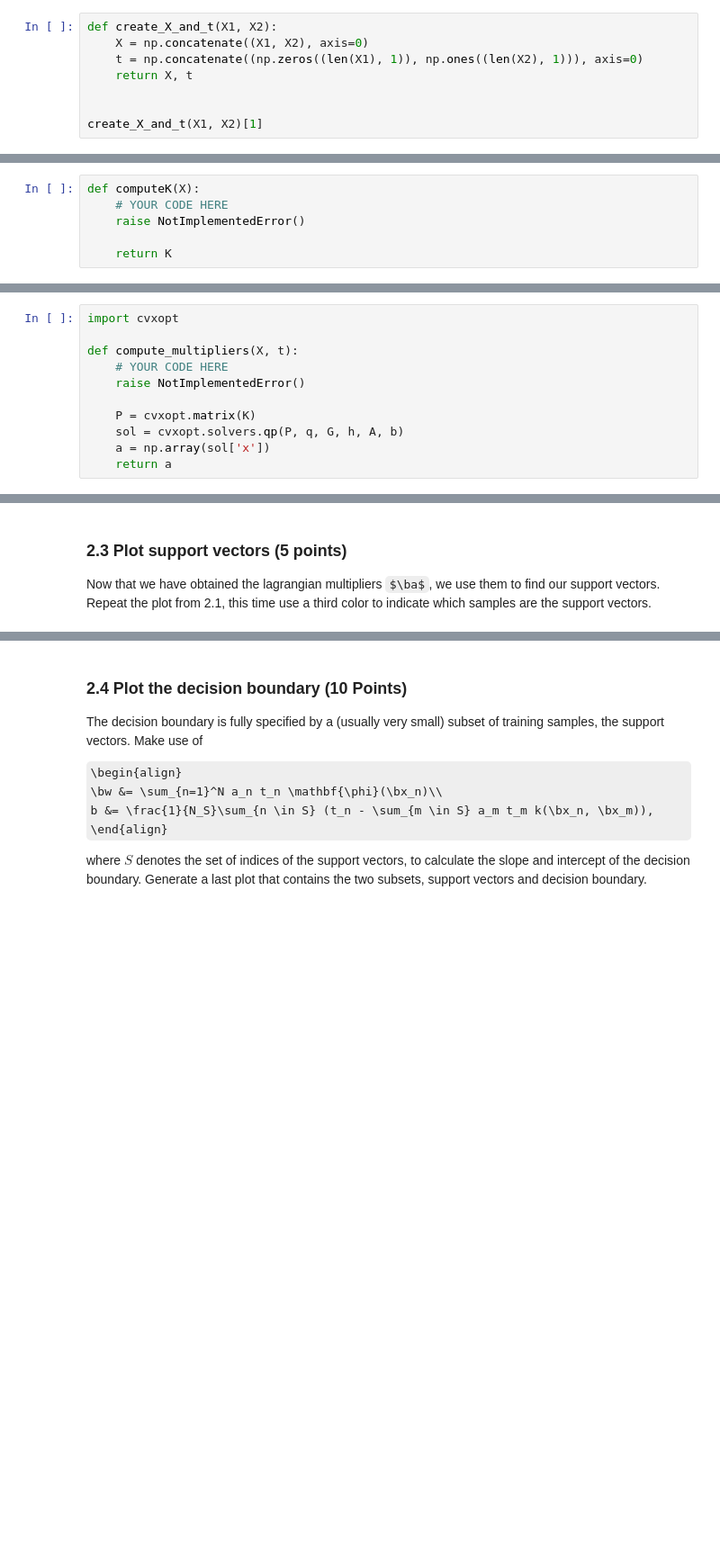
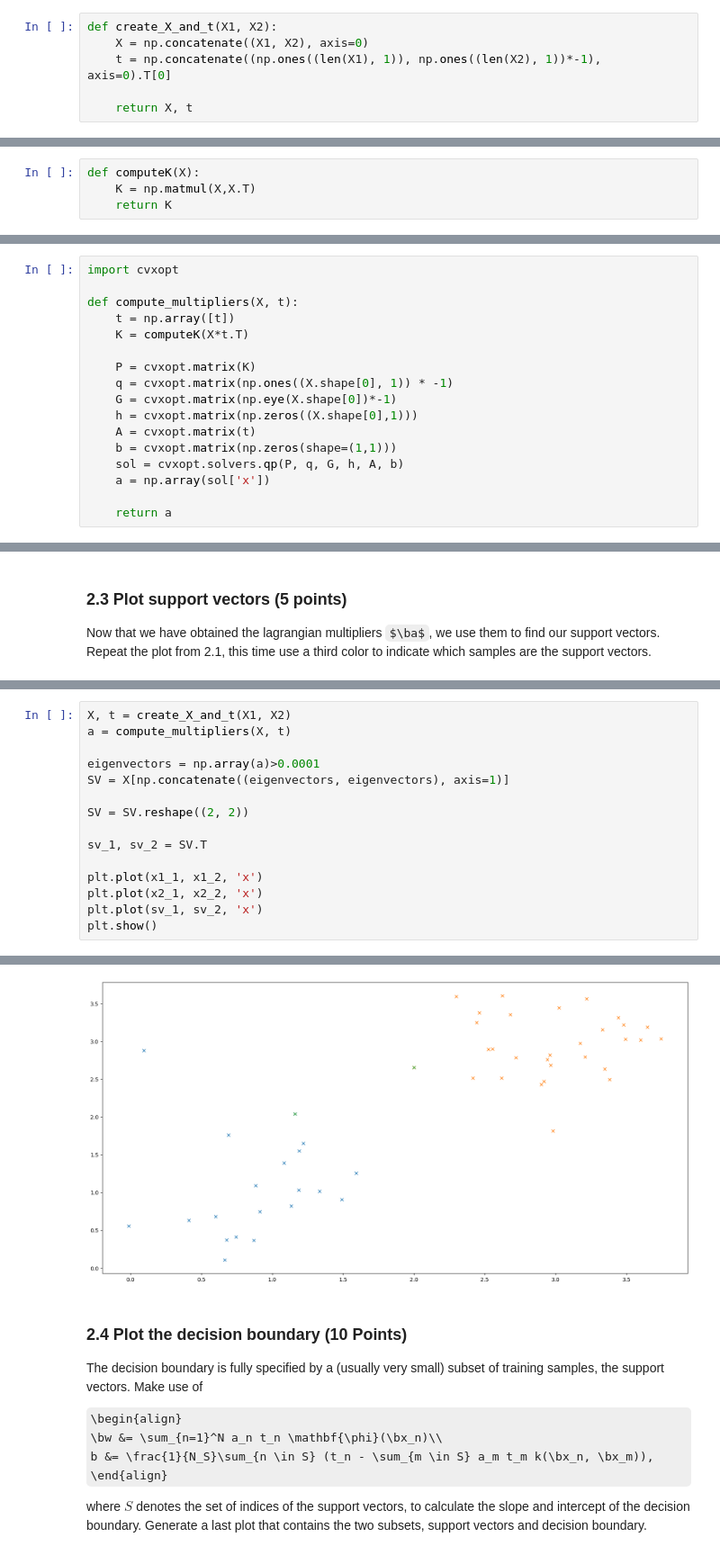
Before and after one commit to Dawlau/UVA_ML, a Jupyter notebook: 11061286_14532921_lab2.ipynb, the cells around one changed output, grey strips where cells are left out. Shown at 90% size. Drawn from its saved outputs; the diff is of its cells as text; some formulas as TeX source; blank space fills up the shorter version.

Commit message:
added svm plots

```diff
--- a/11061286_14532921_lab2.ipynb
+++ b/11061286_14532921_lab2.ipynb
@@ -468,11 +468,9 @@ b) (10 points) In the next step we will combine the two datasets X_1, X_2 and ge
 # %%
 def create_X_and_t(X1, X2):
     X = np.concatenate((X1, X2), axis=0)
-    t = np.concatenate((np.zeros((len(X1), 1)), np.ones((len(X2), 1))), axis=0)
+    t = np.concatenate((np.ones((len(X1), 1)), np.ones((len(X2), 1))*-1), axis=0).T[0]
+
     return X, t
-
-
-create_X_and_t(X1, X2)[1]
 # %%
 ### Test your function
 dim = 2
@@ -518,9 +516,7 @@ This takes the form of a quadratic programming problem in which we optimize a qu
 a) (5 points) In this example we will use a linear kernel $k(\bx, \bx') = \bx^T\bx'$. Write a function `computeK(X)` that computes the kernel matrix $K$ for the 2D dataset $X$.
 # %%
 def computeK(X):
-    # YOUR CODE HERE
-    raise NotImplementedError()
-
+    K = np.matmul(X,X.T)
     return K
 # %%
 dim = 2
@@ -583,12 +579,18 @@ b) (10 points) Write a function `compute_multipliers(X, t)` that solves the quad
 import cvxopt
 
 def compute_multipliers(X, t):
-    # YOUR CODE HERE
-    raise NotImplementedError()
+    t = np.array([t])
+    K = computeK(X*t.T)
 
     P = cvxopt.matrix(K)
+    q = cvxopt.matrix(np.ones((X.shape[0], 1)) * -1)
+    G = cvxopt.matrix(np.eye(X.shape[0])*-1)
+    h = cvxopt.matrix(np.zeros((X.shape[0],1)))
+    A = cvxopt.matrix(t)
+    b = cvxopt.matrix(np.zeros(shape=(1,1)))
     sol = cvxopt.solvers.qp(P, q, G, h, A, b)
     a = np.array(sol['x'])
+
     return a
 # %%
 ### Test your function
@@ -608,0 +617,16 @@ raise NotImplementedError()
+# %%
+X, t = create_X_and_t(X1, X2)
+a = compute_multipliers(X, t)
+
+eigenvectors = np.array(a)>0.0001
+SV = X[np.concatenate((eigenvectors, eigenvectors), axis=1)]
+
+SV = SV.reshape((2, 2))
+
+sv_1, sv_2 = SV.T
+
+plt.plot(x1_1, x1_2, 'x')
+plt.plot(x2_1, x2_2, 'x')
+plt.plot(sv_1, sv_2, 'x')
+plt.show()
+# %% [output]
@@ -609,3 +642,4 @@ raise NotImplementedError()
+[figure, added]
 # %% [markdown]
 ### 2.4 Plot the decision boundary (10 Points)
 The decision boundary is fully specified by a (usually very small) subset of training samples, the support vectors. Make use of
```
Also changed, not shown: parts of 8 cells of this notebook.
